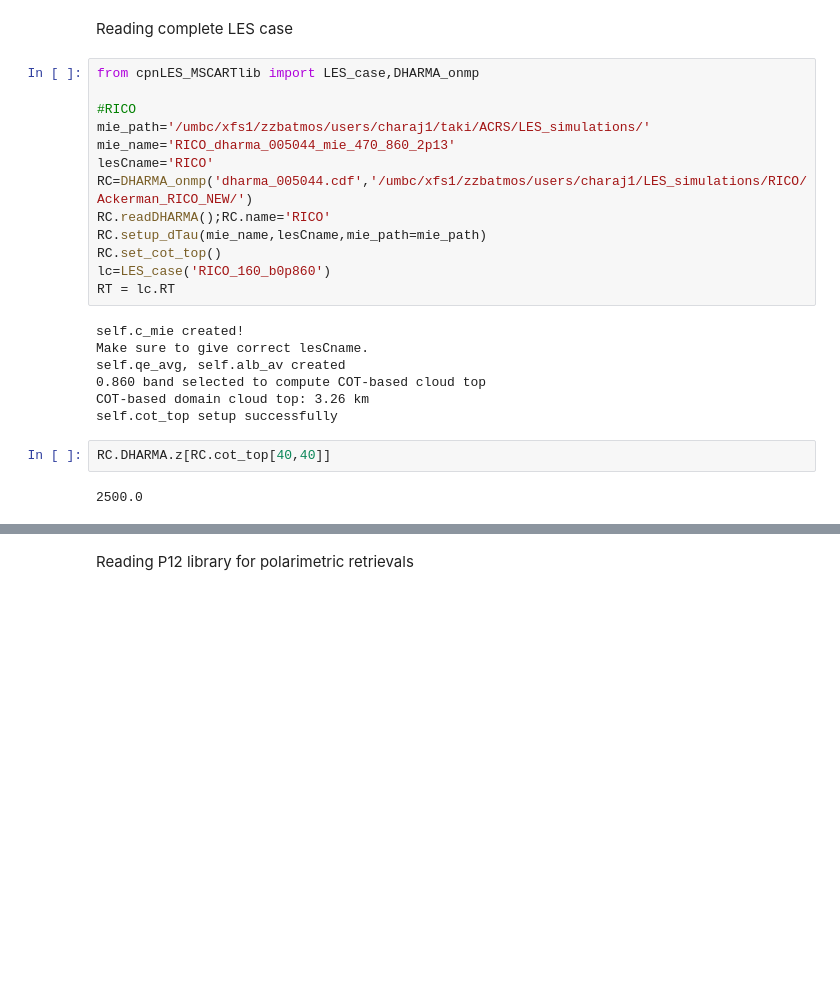
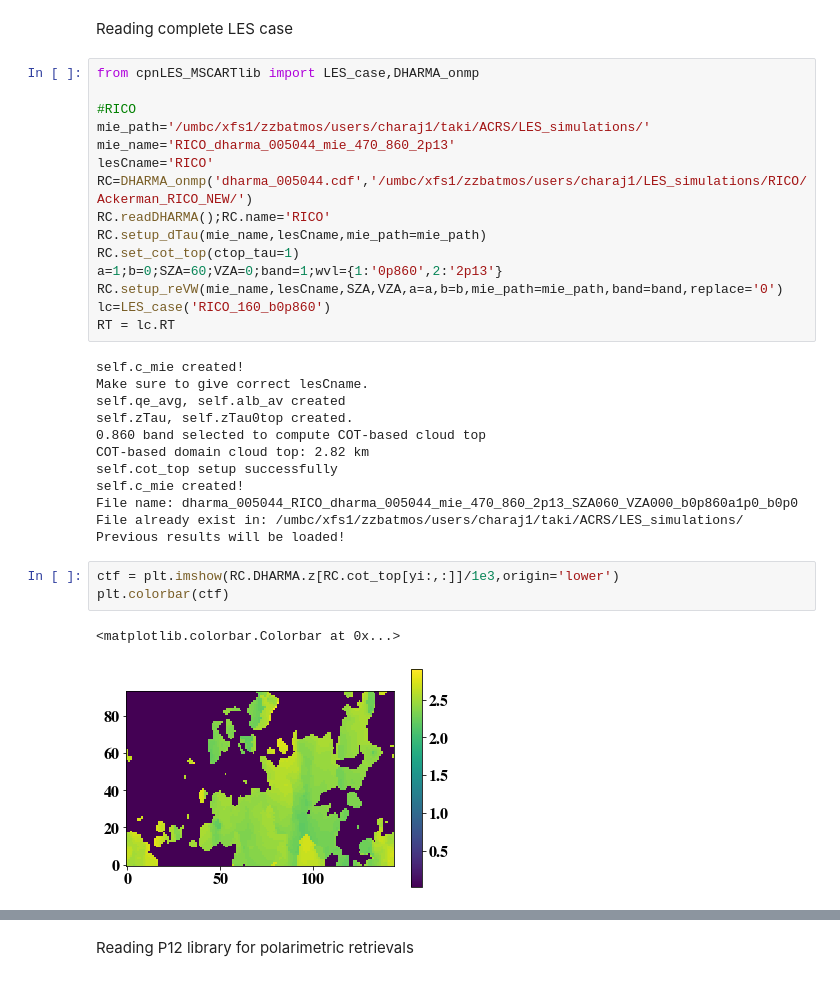
Before and after one commit to cpnHere/ACRS, a Jupyter notebook: Retrievals/Pol_retrievals/analysis_pol_ret.ipynb, the cells around one changed output, grey strips where cells are left out. Drawn from its saved outputs; the diff is of its cells as text; blank space fills up the shorter version.

```diff
--- a/Retrievals/Pol_retrievals/analysis_pol_ret.ipynb
+++ b/Retrievals/Pol_retrievals/analysis_pol_ret.ipynb
@@ -232,18 +232,27 @@ lesCname='RICO'
 RC=DHARMA_onmp('dharma_005044.cdf','/umbc/xfs1/zzbatmos/users/charaj1/LES_simulations/RICO/Ackerman_RICO_NEW/')
 RC.readDHARMA();RC.name='RICO'
 RC.setup_dTau(mie_name,lesCname,mie_path=mie_path)
-RC.set_cot_top()
+RC.set_cot_top(ctop_tau=1)
+a=1;b=0;SZA=60;VZA=0;band=1;wvl={1:'0p860',2:'2p13'}
+RC.setup_reVW(mie_name,lesCname,SZA,VZA,a=a,b=b,mie_path=mie_path,band=band,replace='0')
 lc=LES_case('RICO_160_b0p860')
 RT = lc.RT
 # %% [output]
 self.c_mie created!
 Make sure to give correct lesCname.
 self.qe_avg, self.alb_av created
+self.zTau, self.zTau0top created.
 0.860 band selected to compute COT-based cloud top
-COT-based domain cloud top: 3.26 km
+COT-based domain cloud top: 2.82 km
 self.cot_top setup successfully
+self.c_mie created!
+File name: dharma_005044_RICO_dharma_005044_mie_470_860_2p13_SZA060_VZA000_b0p860a1p0_b0p0
+File already exist in: /umbc/xfs1/zzbatmos/users/charaj1/taki/ACRS/LES_simulations/
+Previous results will be loaded!
-# %%
-RC.DHARMA.z[RC.cot_top[40,40]]
-# %% [output]
-2500.0
+# %%
+ctf = plt.imshow(RC.DHARMA.z[RC.cot_top[yi:,:]]/1e3,origin='lower')
+plt.colorbar(ctf)
+# %% [output]
+<matplotlib.colorbar.Colorbar at 0x...>
+[figure, added]
 # %% [markdown]
```
Also changed, not shown: parts of 29 cells of this notebook.
